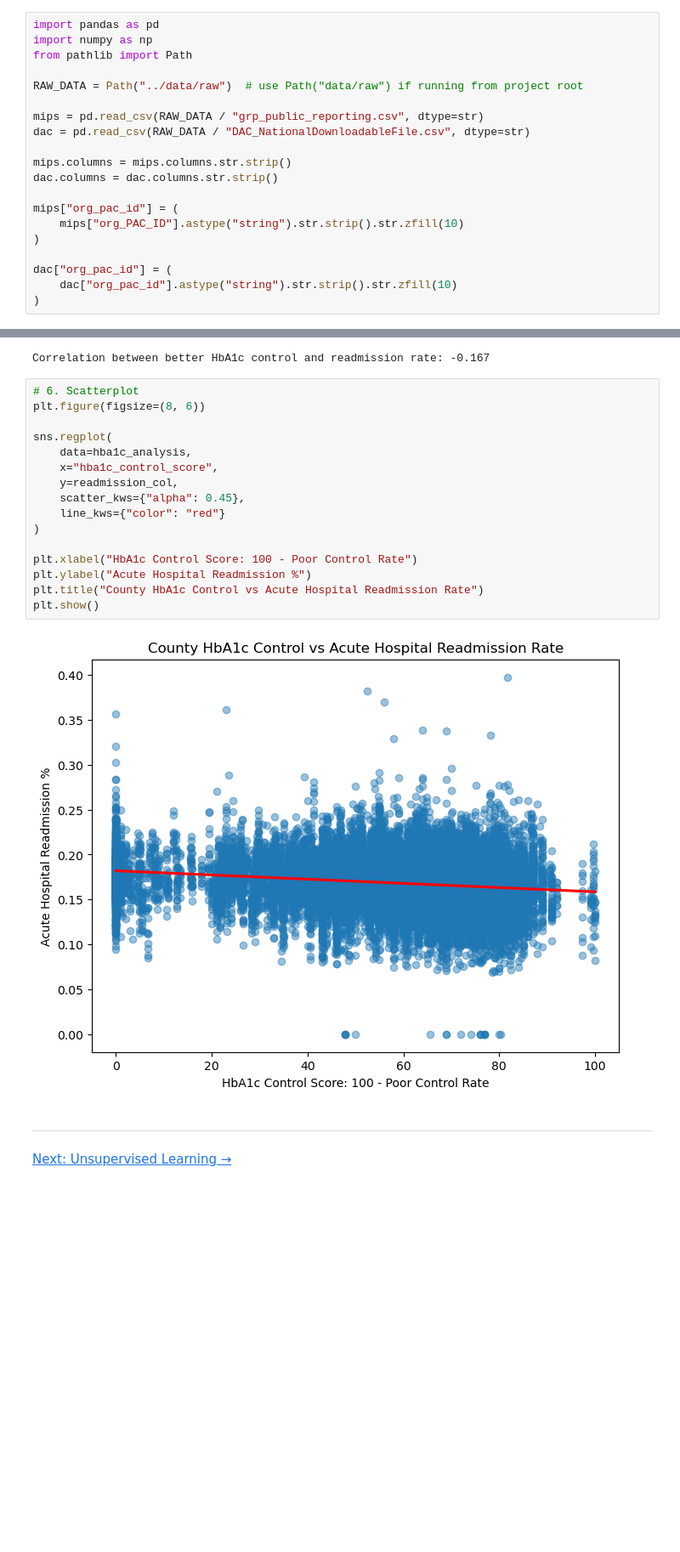
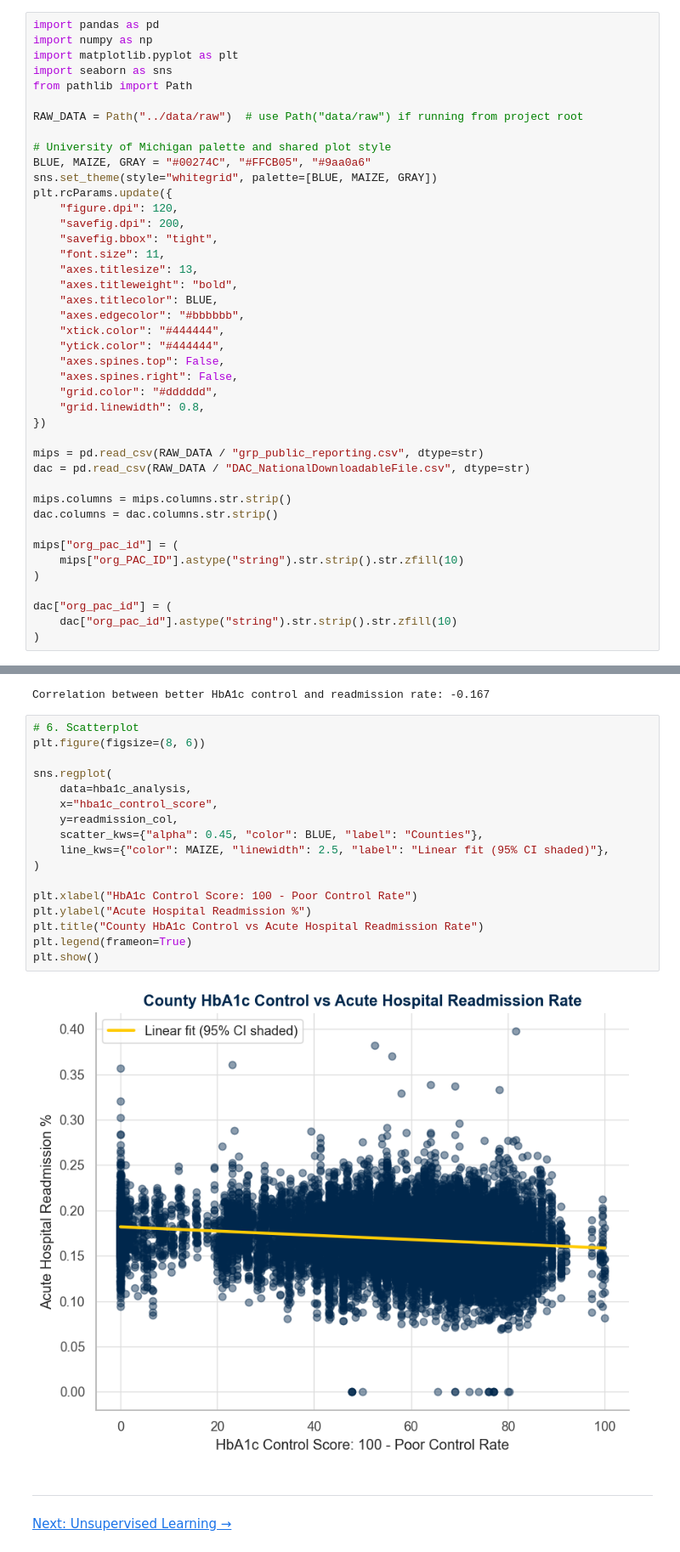
Before and after one commit to memckay/mads-capstone, a Jupyter notebook: notebooks/02_zip_county_crosswalk.ipynb, the cells around one changed output, grey strips where cells are left out. Shown at 85% size. Saved outputs shown, nothing was run; the diff lists cells and outputs as text; blank space fills up the shorter version.

```diff
--- a/notebooks/02_zip_county_crosswalk.ipynb
+++ b/notebooks/02_zip_county_crosswalk.ipynb
@@ -3,9 +33,31 @@
 # %%
 import pandas as pd
 import numpy as np
+import matplotlib.pyplot as plt
+import seaborn as sns
 from pathlib import Path
 
 RAW_DATA = Path("../data/raw")  # use Path("data/raw") if running from project root
+
+# University of Michigan palette and shared plot style
+BLUE, MAIZE, GRAY = "#00274C", "#FFCB05", "#9aa0a6"
+sns.set_theme(style="whitegrid", palette=[BLUE, MAIZE, GRAY])
+plt.rcParams.update({
+    "figure.dpi": 120,
+    "savefig.dpi": 200,
+    "savefig.bbox": "tight",
+    "font.size": 11,
+    "axes.titlesize": 13,
+    "axes.titleweight": "bold",
+    "axes.titlecolor": BLUE,
+    "axes.edgecolor": "#bbbbbb",
+    "xtick.color": "#444444",
+    "ytick.color": "#444444",
+    "axes.spines.top": False,
+    "axes.spines.right": False,
+    "grid.color": "#dddddd",
+    "grid.linewidth": 0.8,
+})
 
 mips = pd.read_csv(RAW_DATA / "grp_public_reporting.csv", dtype=str)
 dac = pd.read_csv(RAW_DATA / "DAC_NationalDownloadableFile.csv", dtype=str)
@@ -551,21 +645,22 @@ Correlation between better HbA1c control and readmission rate: -0.167
 # %%
 # 6. Scatterplot
 plt.figure(figsize=(8, 6))
 
 sns.regplot(
     data=hba1c_analysis,
     x="hba1c_control_score",
     y=readmission_col,
-    scatter_kws={"alpha": 0.45},
-    line_kws={"color": "red"}
+    scatter_kws={"alpha": 0.45, "color": BLUE, "label": "Counties"},
+    line_kws={"color": MAIZE, "linewidth": 2.5, "label": "Linear fit (95% CI shaded)"},
 )
 
 plt.xlabel("HbA1c Control Score: 100 - Poor Control Rate")
 plt.ylabel("Acute Hospital Readmission %")
 plt.title("County HbA1c Control vs Acute Hospital Readmission Rate")
+plt.legend(frameon=True)
 plt.show()
 # %% [output]
-[figure, old version]
+[figure, new version]
 # %% [markdown]
 ---
 [Next: Unsupervised Learning &#8594;](03_unsupervised_learning.ipynb)
```
Also changed, not shown: parts of 19 cells of this notebook, 6 other files.
